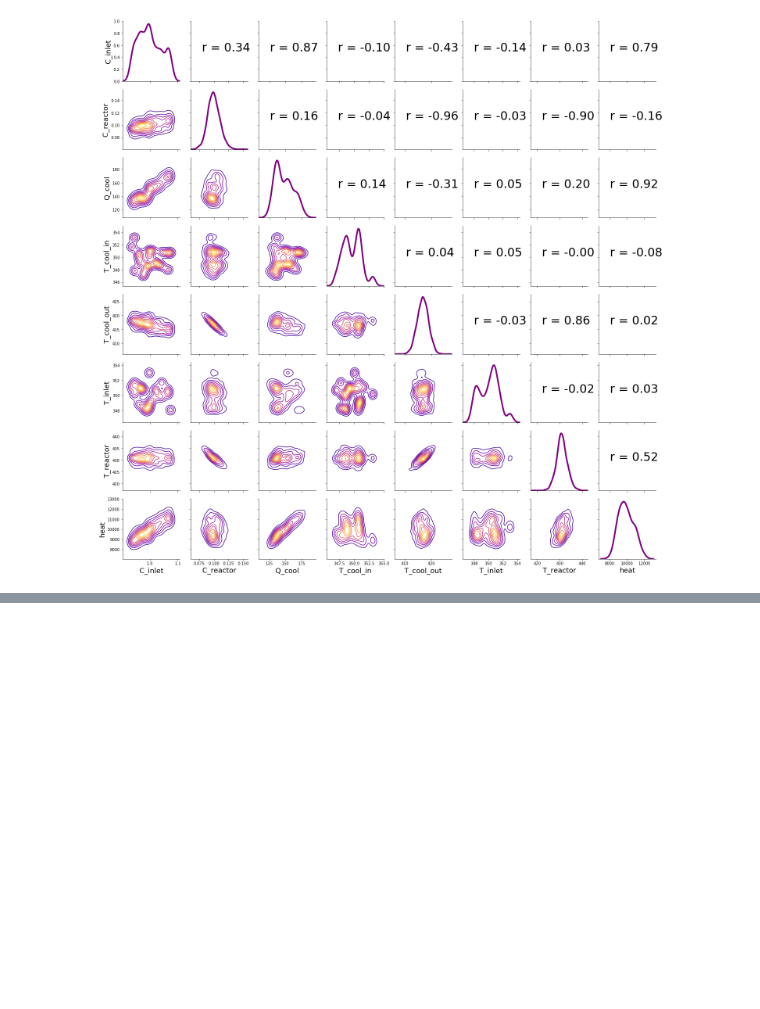
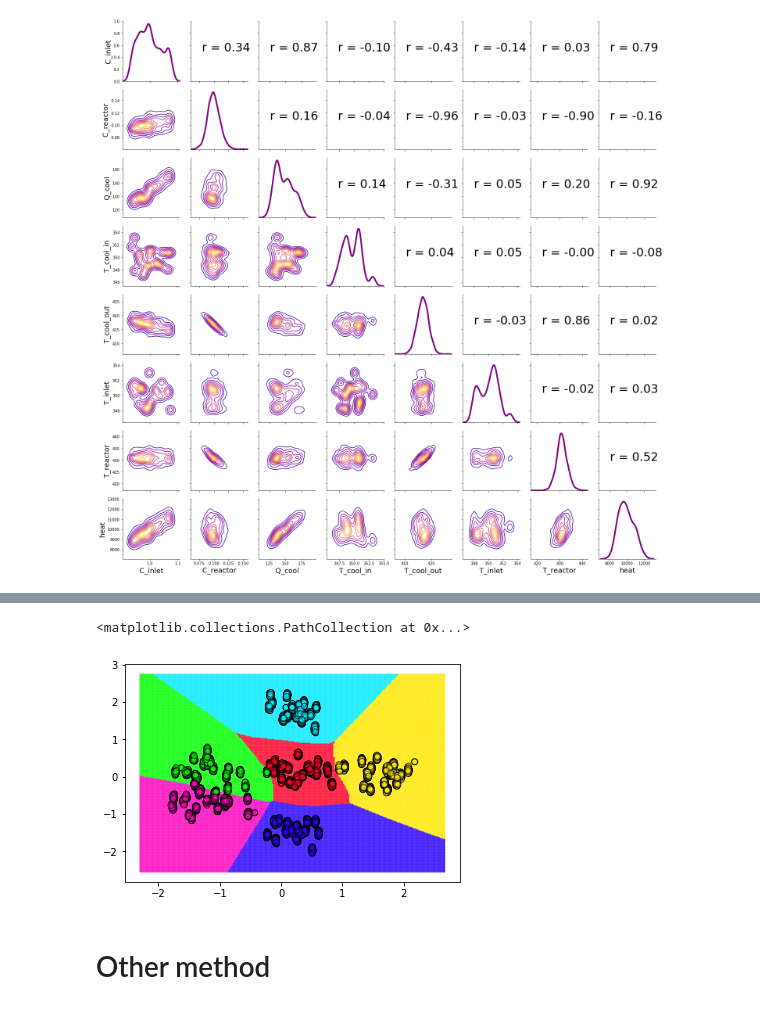
Before and after one commit to someoneinthecrowd/CSTR-chemical-timeseries, a Jupyter notebook: Final AI.ipynb, the cells around one changed output, grey strips where cells are left out. Drawn from its saved outputs; the diff is of its cells as text; code cells hidden in the pictures; blank space fills up the shorter version.

```diff
--- a/Final AI.ipynb
+++ b/Final AI.ipynb
@@ -130,3 +196,21 @@ plt.scatter(f5['C_inlet'],f5['T_inlet'],alpha=0.1,c='orange')
+# %%
+h=0.02
+x0_min, x0_max = X[:, 0].min() - 0.5, X[:, 0].max() + 0.5
+x1_min, x1_max = X[:, 1].min() - 0.5, X[:, 1].max() + 0.5
+x0, x1 = np.meshgrid(np.arange(x0_min, x0_max, h),np.arange(x1_min, x1_max, h))
+prediction = model.predict(np.c_[x0.ravel(), x1.ravel()])
+z=np.argmax(prediction, axis=1)
+z = z.reshape(x0.shape)
+plt.scatter(x0.ravel(), x1.ravel(), c=z.ravel(), cmap=cm.gist_rainbow, alpha=.8,s=0.2)
+plt.scatter(X_train[:, 0], X_train[:, 1], c=y_train, cmap=cm.gist_rainbow,
+               edgecolors='k')
+plt.scatter(X_test[:, 0], X_test[:, 1], c=y_test, cmap=cm.gist_rainbow,
+               edgecolors='k', alpha=0.6)
+# %% [output]
+<matplotlib.collections.PathCollection at 0x...>
+[figure, added]
+# %% [markdown]
+# Other method
 # %%
 ### classfication
 from matplotlib.colors import ListedColormap
```
Also changed, not shown: parts of 44 cells of this notebook.
